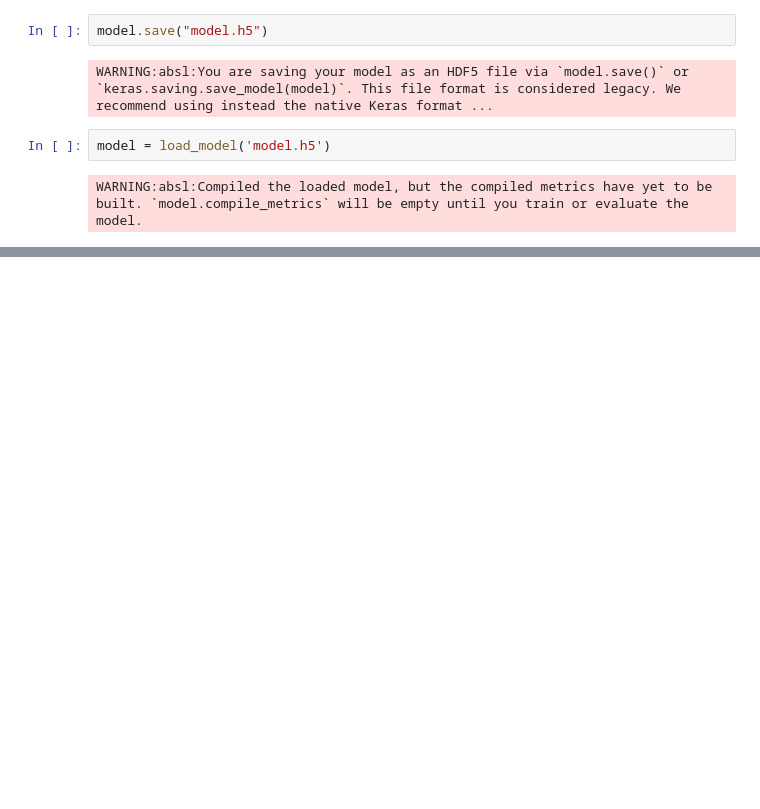
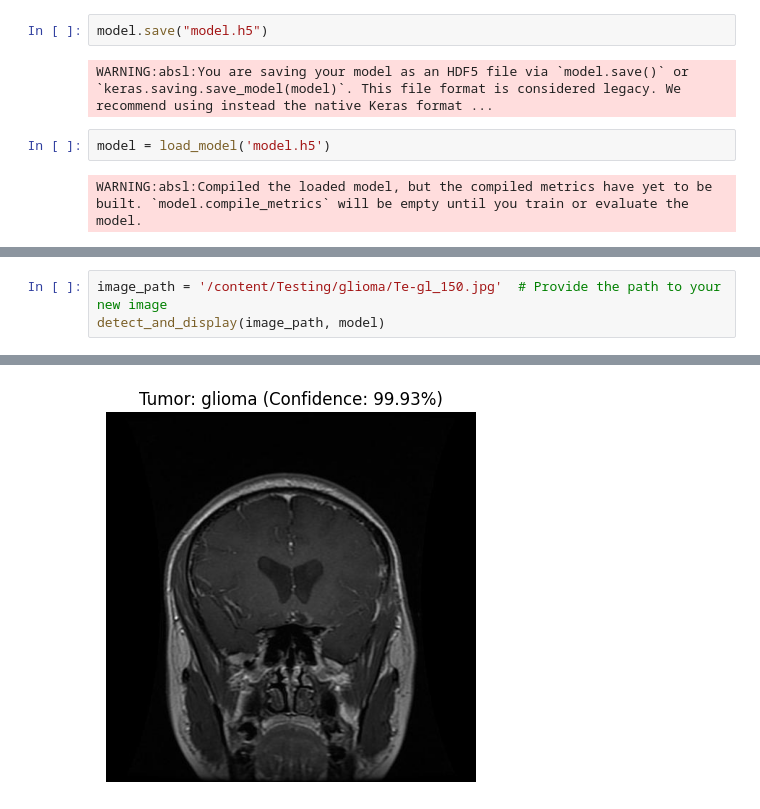
Before and after one commit to ariitooo/Building-a-Brain-Tumor-Detection-Using-Deep-Learning-MRI-Images-Detection-Using-Computer-Vision, a Jupyter notebook: Building-a-Brain-Tumor-Detection-Using-Deep-Learning-MRI-Images-Detection-Using-Computer-Vision .ipynb, the cells around one changed output, grey strips where cells are left out. Cells and saved outputs as stored; diff of their text form; blank space fills up the shorter version.

```diff
--- a/Building-a-Brain-Tumor-Detection-Using-Deep-Learning-MRI-Images-Detection-Using-Computer-Vision .ipynb
+++ b/Building-a-Brain-Tumor-Detection-Using-Deep-Learning-MRI-Images-Detection-Using-Computer-Vision .ipynb
@@ -355,0 +270,4 @@ detect_and_display(image_path,model)
+# %%
+image_path = '/content/Testing/glioma/Te-gl_150.jpg'  # Provide the path to your new image
+detect_and_display(image_path, model)
+# %% [output]
@@ -355,0 +275 @@ detect_and_display(image_path,model)
+[figure, added]
```
Also changed, not shown: parts of 13 cells of this notebook.
